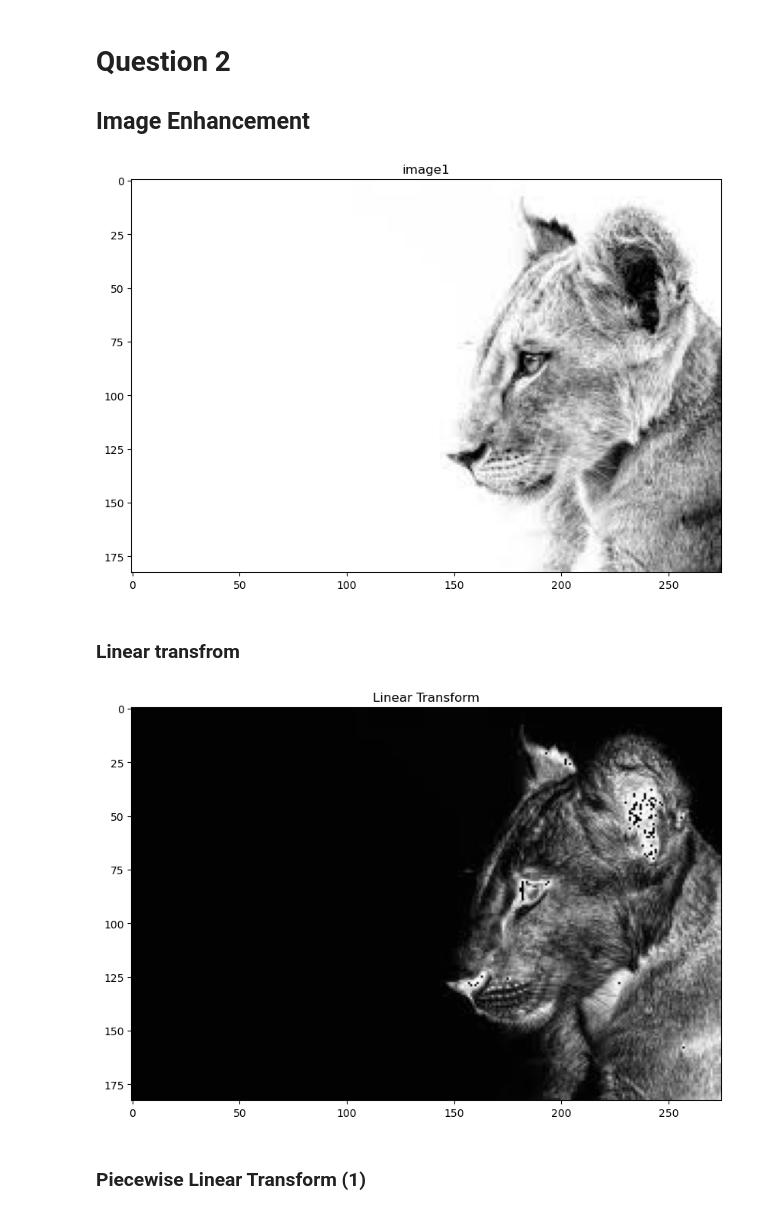
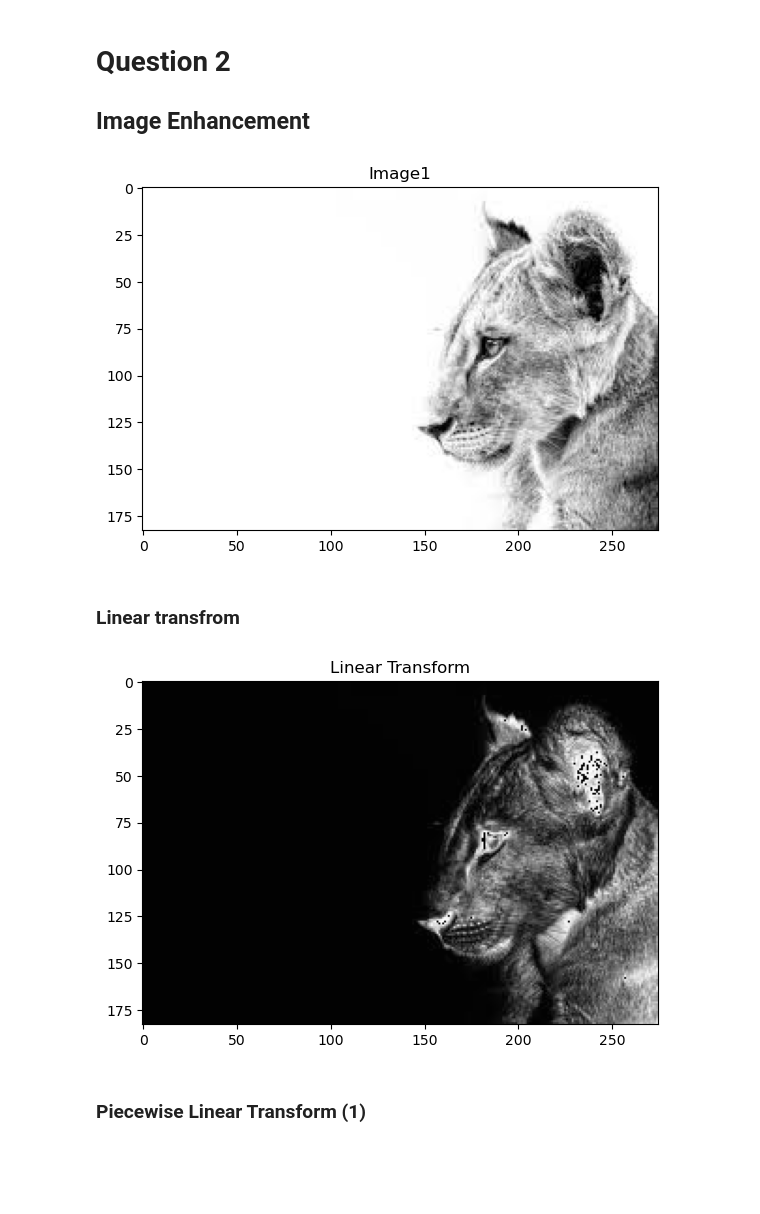
Before and after one commit to aradmehralian/Multi-Media-Projects, a Jupyter notebook: Project2/Q2.ipynb, the cells around one changed output. Drawn from its saved outputs; the diff is of its cells as text; code cells hidden in the pictures; blank space fills up the shorter version.

```diff
--- a/Project2/Q2.ipynb
+++ b/Project2/Q2.ipynb
@@ -8,21 +9,12 @@ from matplotlib import pyplot as plt
-# %%
-def imshow(image , title , size = 15):
-    w, h = image.shape[0], image.shape[1]
-    aspect_ratio = w/h
-    plt.figure(figsize=(size * aspect_ratio,size))
-    plt.imshow(cv2.cvtColor(image, cv2.COLOR_BGR2RGB))
-    plt.title(title)
-    plt.show()
 # %%
-image1=cv2.imread('images/image1.jfif')
+image1=imread('images/image1.jfif')
 imshow(image1 , "image1")
 normalized_image1=image1/255
 # %% [output]
-[figure, old version]
+[figure, new version]
 # %% [markdown]
 ### Linear transfrom
 # %%
-#Linear transfrom
 if normalized_image1.dtype != np.uint8:
    normalized_image1 = (255 * (normalized_image1 - np.min(normalized_image1)) / (np.max(normalized_image1) - np.min(normalized_image1))).astype(np.uint8)
 
@@ -30,7 +22,7 @@ if normalized_image1.dtype != np.uint8:
 trasform1= 1-normalized_image1
 imshow(trasform1 , "Linear Transform")
 # %% [output]
-[figure, old version]
+[figure, new version]
 # %% [markdown]
 ### Piecewise Linear Transform (1)
 # %%
```
Also changed, not shown: parts of 6 cells of this notebook, 6 other files.
